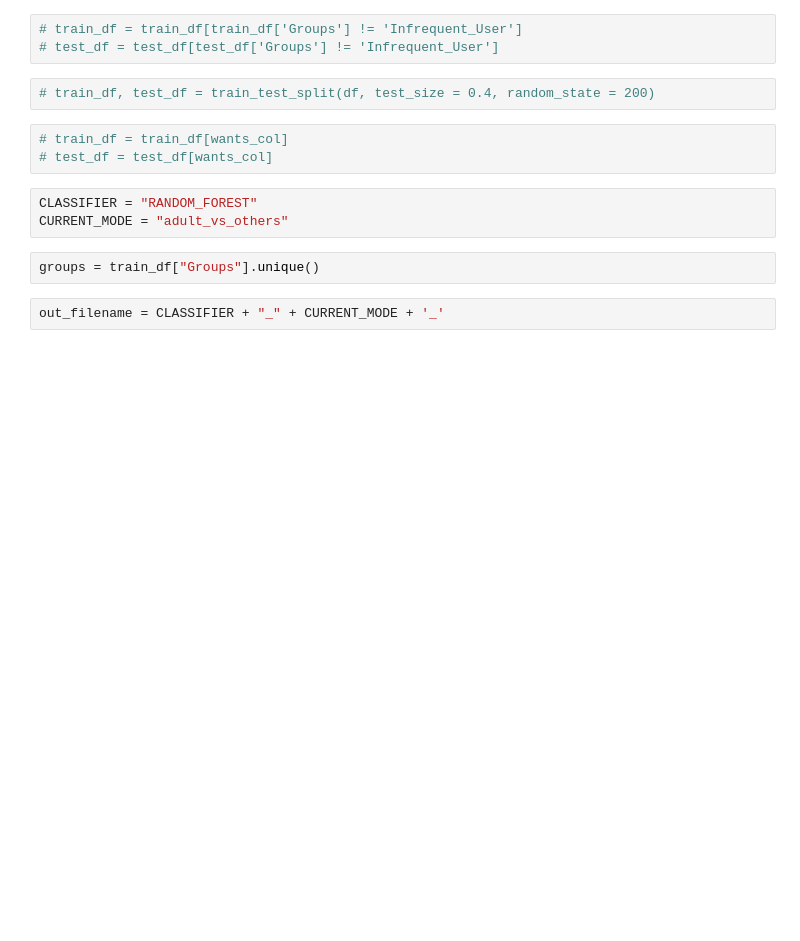
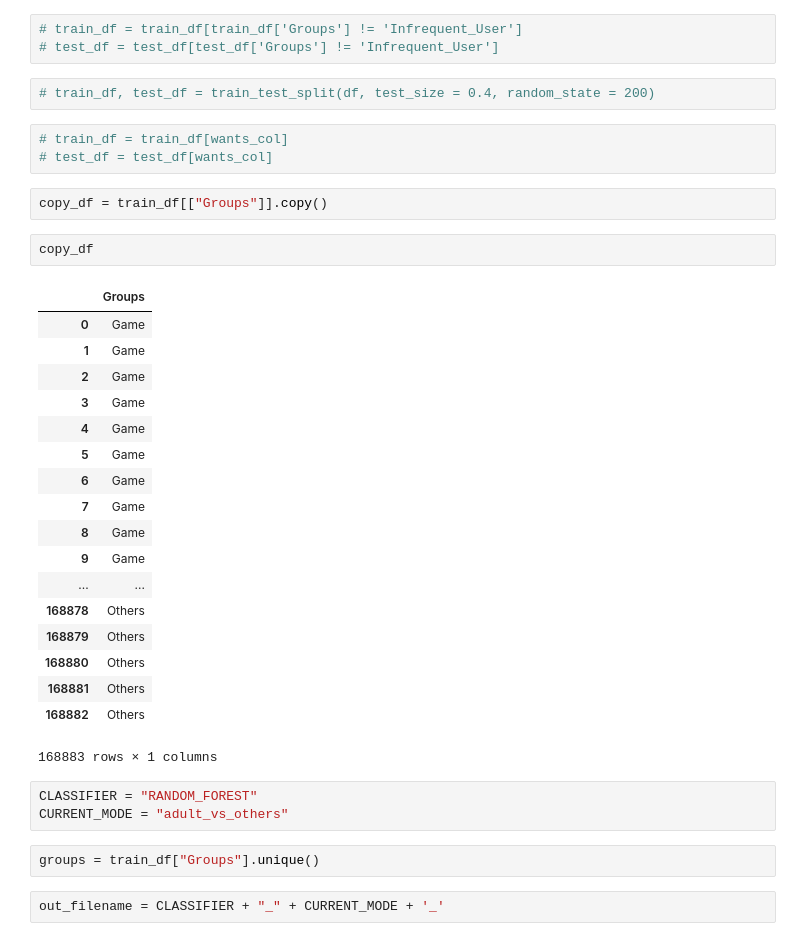
Before and after one commit to xiaosean/preprocess_py, a Jupyter notebook: random_forest_kfold_vs_another.ipynb, the cells around one changed output. Saved outputs shown, nothing was run; the diff lists cells and outputs as text; blank space fills up the shorter version.

```diff
--- a/random_forest_kfold_vs_another.ipynb
+++ b/random_forest_kfold_vs_another.ipynb
@@ -57,6 +57,29 @@ load feather %s seconds 4.6821324825286865
 # %%
 # train_df = train_df[wants_col]
 # test_df = test_df[wants_col]
+# %%
+copy_df = train_df[["Groups"]].copy()
+# %%
+copy_df
+# %% [output]
+|  | Groups |
+| 0 | Game |
+| 1 | Game |
+| 2 | Game |
+| 3 | Game |
+| 4 | Game |
+| 5 | Game |
+| 6 | Game |
+| 7 | Game |
+| 8 | Game |
+| 9 | Game |
+| ... | ... |
+| 168878 | Others |
+| 168879 | Others |
+| 168880 | Others |
+| 168881 | Others |
+| 168882 | Others |
+168883 rows × 1 columns
 # %%
 CLASSIFIER = "RANDOM_FOREST"
 CURRENT_MODE = "adult_vs_others"
```
Also changed, not shown: parts of 15 cells of this notebook, 27 other files.
